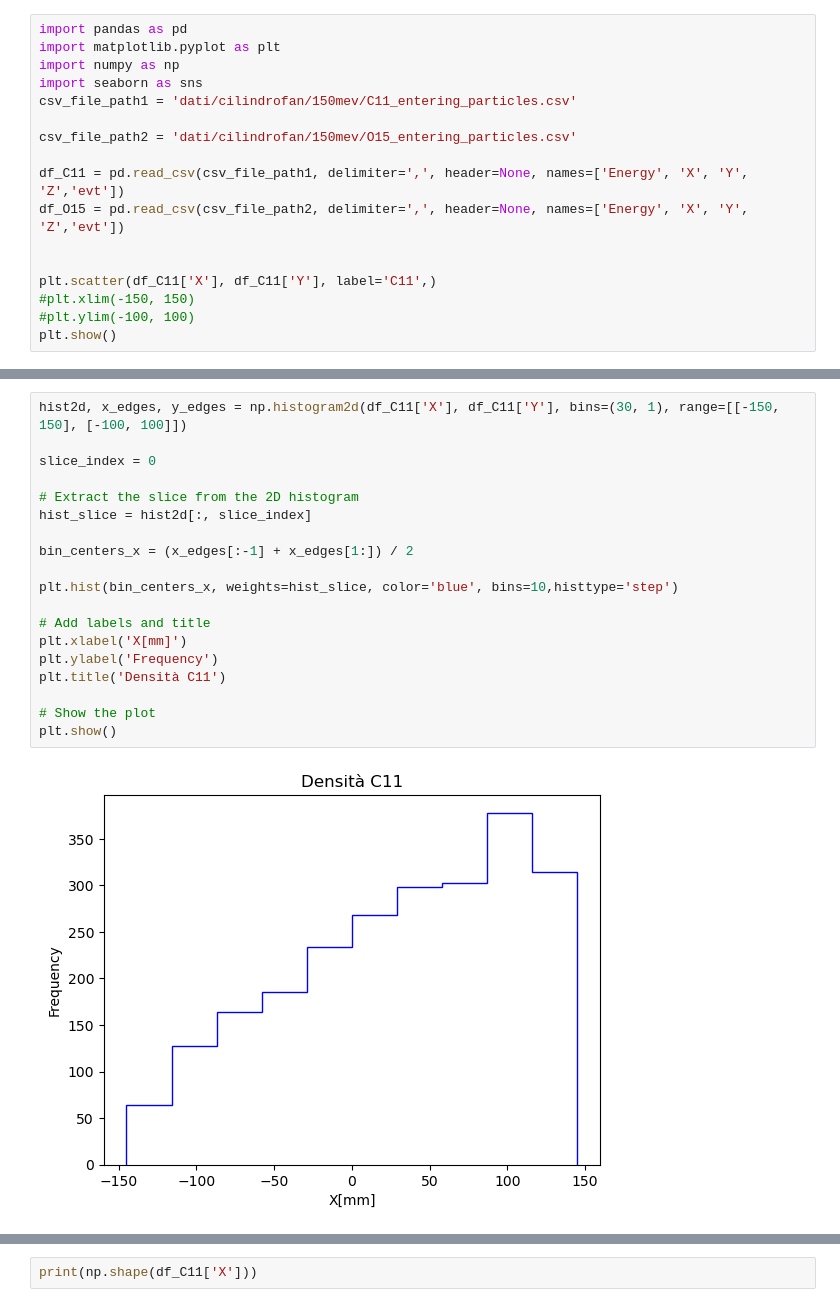
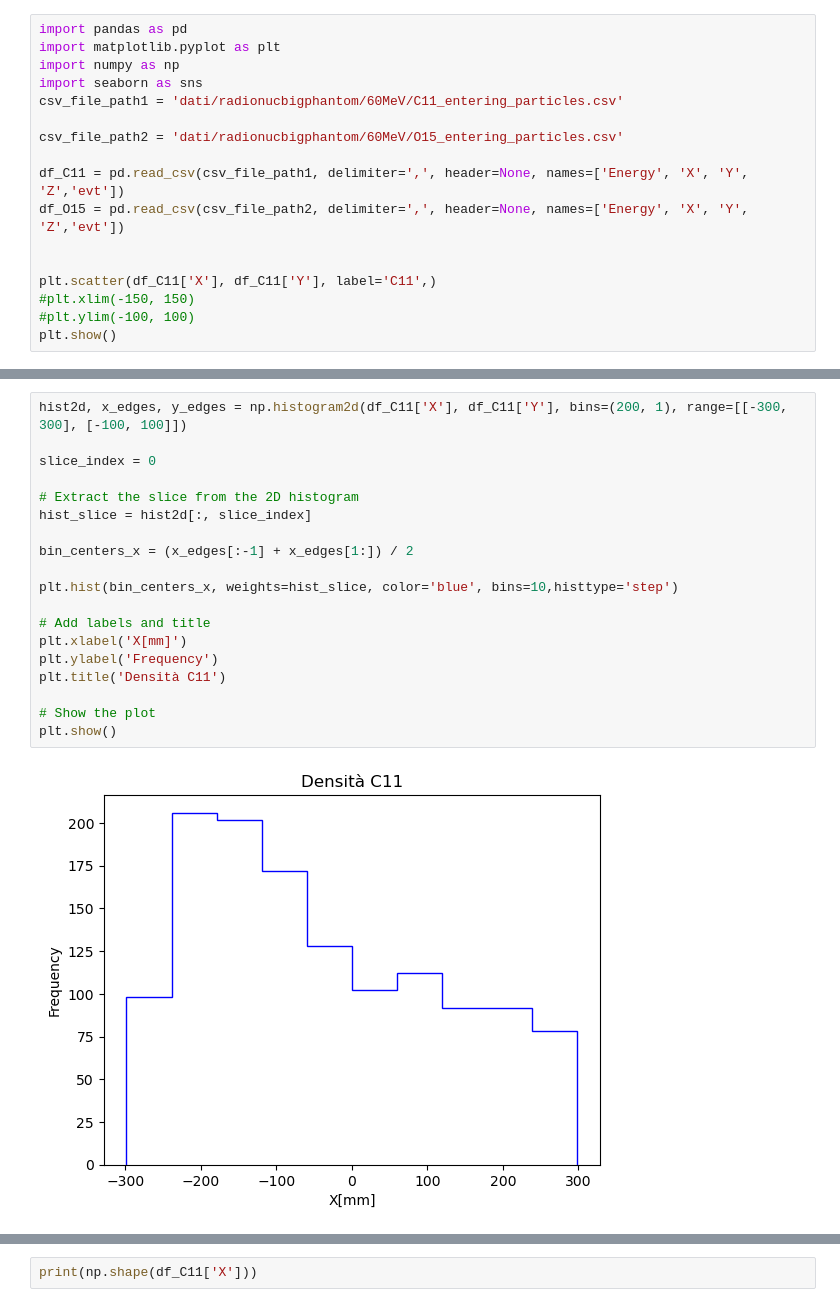
Before and after one commit to francescouni0/Online-Monitoring, a Jupyter notebook: radionuc.ipynb, the cells around one changed output, grey strips where cells are left out. Cells and saved outputs as stored; diff of their text form.

```diff
--- a/radionuc.ipynb
+++ b/radionuc.ipynb
@@ -3,9 +3,9 @@ import pandas as pd
 import matplotlib.pyplot as plt
 import numpy as np
 import seaborn as sns
-csv_file_path1 = 'dati/cilindrofan/150mev/C11_entering_particles.csv'
+csv_file_path1 = 'dati/radionucbigphantom/60MeV/C11_entering_particles.csv'
 
-csv_file_path2 = 'dati/cilindrofan/150mev/O15_entering_particles.csv'
+csv_file_path2 = 'dati/radionucbigphantom/60MeV/O15_entering_particles.csv'
 
 df_C11 = pd.read_csv(csv_file_path1, delimiter=',', header=None, names=['Energy', 'X', 'Y', 'Z','evt'])
 df_O15 = pd.read_csv(csv_file_path2, delimiter=',', header=None, names=['Energy', 'X', 'Y', 'Z','evt'])
@@ -32,24 +32,24 @@ plt.show()
 # %%
-hist2d, x_edges, y_edges = np.histogram2d(df_C11['X'], df_C11['Y'], bins=(30, 1), range=[[-150, 150], [-100, 100]])
+hist2d, x_edges, y_edges = np.histogram2d(df_C11['X'], df_C11['Y'], bins=(200, 1), range=[[-300, 300], [-100, 100]])
 
 slice_index = 0
 
 # Extract the slice from the 2D histogram
 hist_slice = hist2d[:, slice_index]
 
 bin_centers_x = (x_edges[:-1] + x_edges[1:]) / 2
 
 plt.hist(bin_centers_x, weights=hist_slice, color='blue', bins=10,histtype='step')
 
 # Add labels and title
 plt.xlabel('X[mm]')
 plt.ylabel('Frequency')
 plt.title('Densità C11')
 
 # Show the plot
 plt.show()
 # %% [output]
-[figure, old version]
+[figure, new version]
 # %%
 import seaborn as sns
 
```
Also changed, not shown: parts of 11 cells of this notebook, 2 other files.
